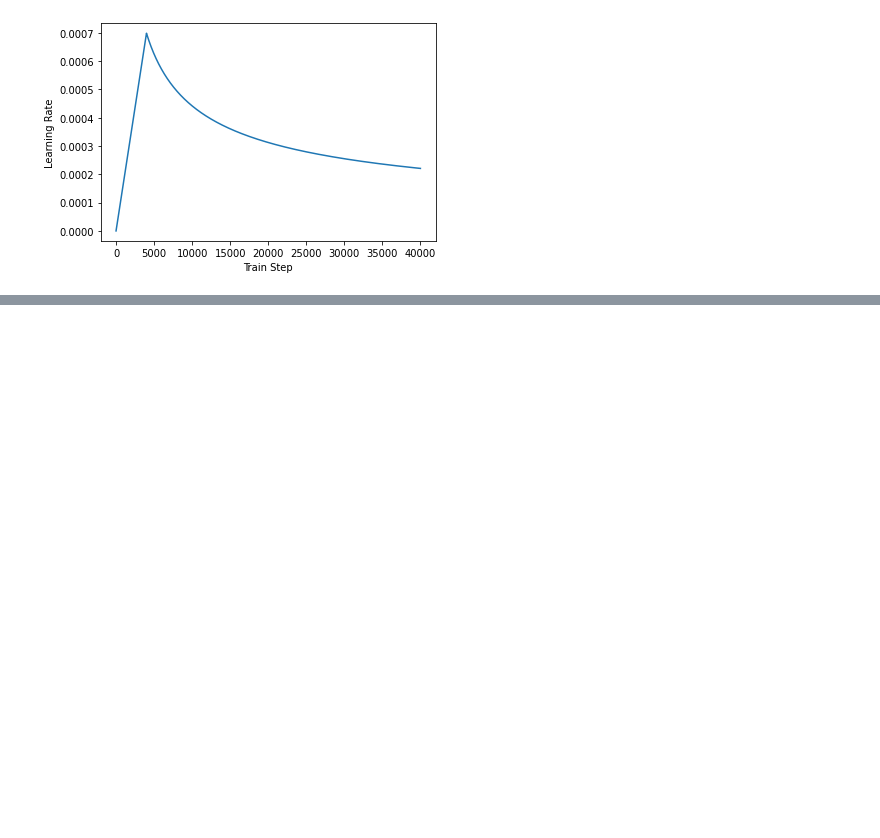
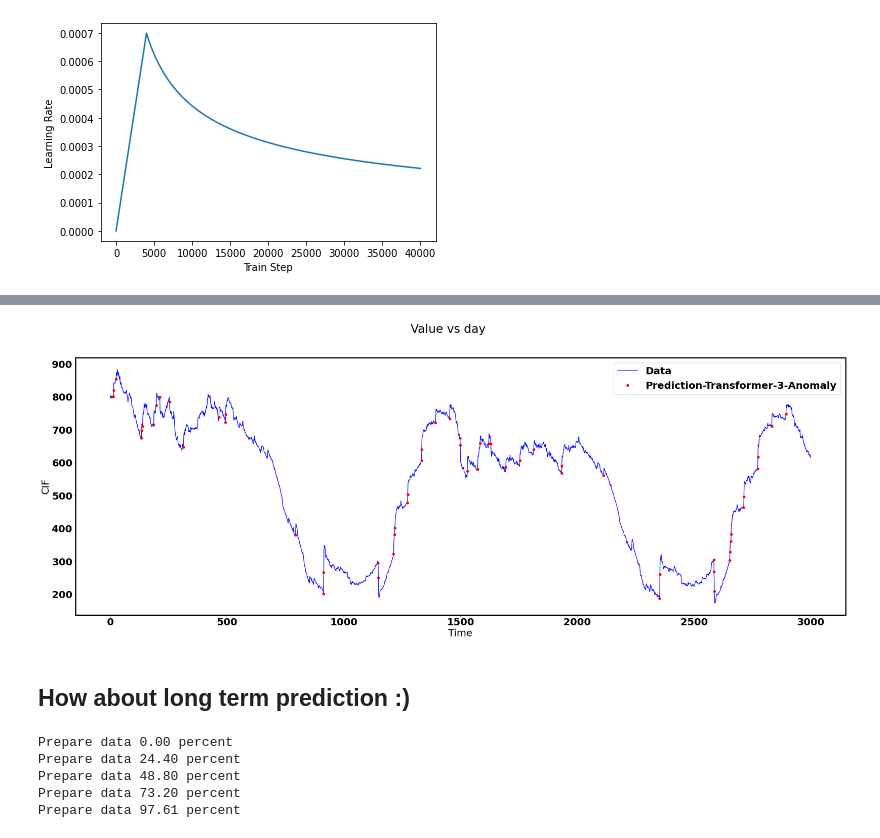
Before and after one commit to peraktong/Passion, a Jupyter notebook: TS_Transformer_master_v1.ipynb, the cells around one changed output, grey strips where cells are left out. Drawn from its saved outputs; the diff is of its cells as text; code cells hidden in the pictures; blank space fills up the shorter version.

```diff
--- a/TS_Transformer_master_v1.ipynb
+++ b/TS_Transformer_master_v1.ipynb
@@ -684,0 +715,39 @@ fig.savefig(save_path, dpi=200)
+# %%
+# Anomaly detection:
+ratio = 0.01
+
+y_test = y_test[:y_pred_all.shape[0]]
+import matplotlib
+from matplotlib.pylab import rc
+
+
+font = {'family': 'normal','weight': 'bold',
+        'size': 25}
+
+matplotlib.rc('font', **font)
+rc('axes', linewidth=3)
+
+x_target = np.arange(0,3000,1)
+
+plt.plot(x_target,y_test[:3000,0],"b",label="Data")
+diff = y_test[:3000,0]-np.nanmedian(y_pred_all[:3000],axis=1)
+mask = abs(diff)>np.percentile(abs(diff),100-100*ratio*2)
+
+plt.plot(x_target[mask],y_test[:3000,0][mask],"ro",label="Prediction-Transformer-3-Anomaly")
+
+plt.xlabel("Time")
+plt.ylabel(r"CIF")
+plt.suptitle("Value vs day")
+
+fig = matplotlib.pyplot.gcf()
+plt.legend()
+
+fig.set_size_inches(35,12)
+
+save_path = plot_path + "Transformer_CIF_short_anomaly" + ".png"
+
+fig.savefig(save_path, dpi=200)
+# %% [output]
+[figure, added]
+# %% [markdown]
+## How about long term prediction :)
@@ -684,0 +809,39 @@ fig.savefig(save_path, dpi=200)
+# %%
+# prepare data: fow now I only use 1D data, but it can be extended to multiple channel:
+# Load data:names_array
+
+
+temp = df["cif"]
+# Normalize to 0-1000
+
+temp = (temp-min(temp))/(max(temp)-min(temp))
+
+lower, upper = 0, 999
+temp = [lower + (upper - lower) * x for x in temp]
+temp = np.array(temp,dtype=int)
+delta_t = 720
+delta_t_out = 60
+
+
+X = np.zeros((temp.shape[0]-delta_t-delta_t_out,delta_t,1),dtype=int)
+
+for i in range(delta_t_out):
+    if i==0:
+        y = temp[delta_t:-delta_t_out]
+    else:
+        y = np.c_[y,temp[delta_t+i:-(delta_t_out-i)]]
+
+
+for i in range(y.shape[0]):
+    if i%10000==0:
+        print("Prepare data %.2f percent"%(100*i/len(y)))
+    X[i,:,:] = np.atleast_2d(temp[i:i+delta_t]).T
+
+
+train_dataset_TS = tf.data.Dataset.from_tensor_slices((X,y))
+# %% [output]
+Prepare data 0.00 percent
+Prepare data 24.40 percent
+Prepare data 48.80 percent
+Prepare data 73.20 percent
+Prepare data 97.61 percent
```
Also changed, not shown: parts of 12 cells of this notebook, 9 other files.
